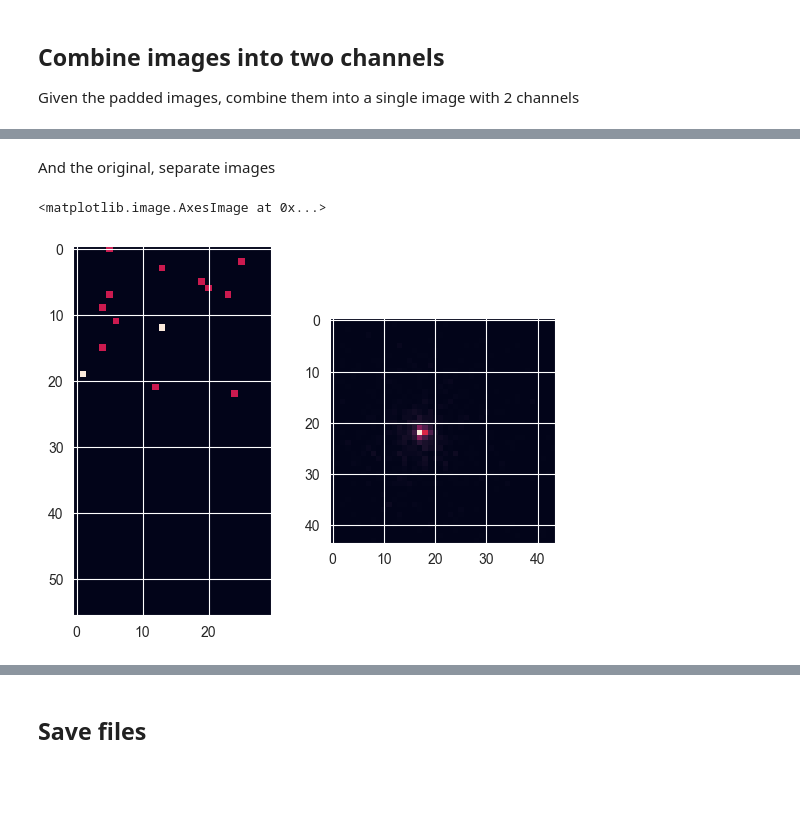
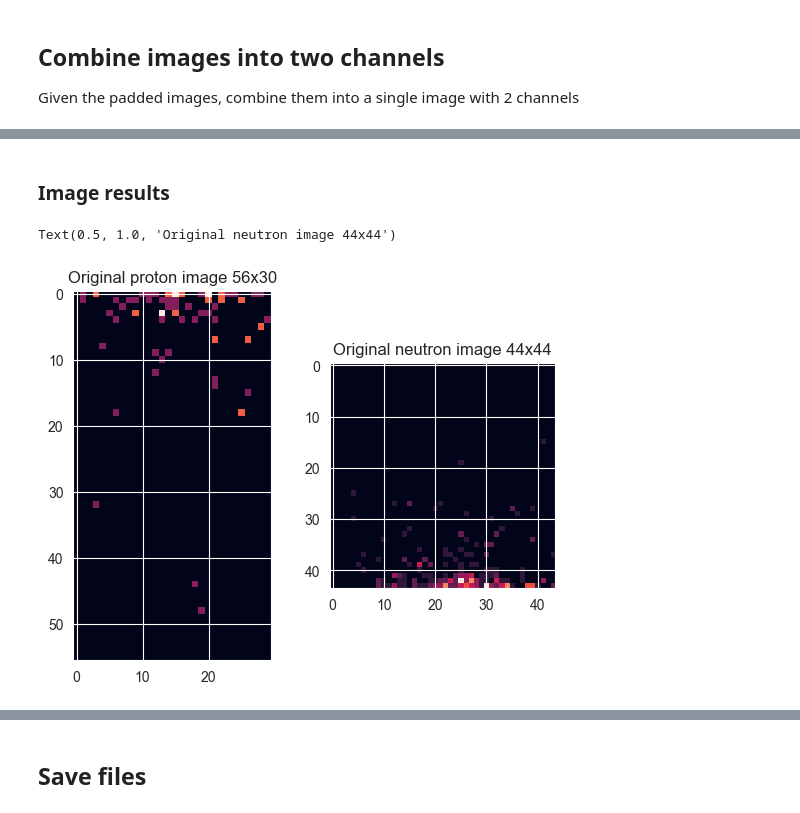
Before and after one commit to patrick-bedkowski/Generative-Models-for-CERN-Fast-Simulations, a Jupyter notebook: notebooks/data_filtering.ipynb, the cells around one changed output, grey strips where cells are left out. Saved outputs shown, nothing was run; the diff lists cells and outputs as text; code cells hidden in the pictures; blank space fills up the shorter version.

```diff
--- a/notebooks/data_filtering.ipynb
+++ b/notebooks/data_filtering.ipynb
@@ -5,16 +5,25 @@ import pickle
 import matplotlib.pyplot as plt
 # %%
 def load_proton_a_images(n=None):
-    data = pd.read_pickle('../data/proton_images2a.pkl')
-    return data[:n]
+    data_a = pd.read_pickle('../data/proton_images2a.pkl')
+    data_b = pd.read_pickle('../data/proton_images2b.pkl')
+    data_c = pd.read_pickle('../data/proton_images2c.pkl')
+
+    return np.r_[data_a, data_b, data_c][:n]
 
 def load_neutron_a_images(n=None):
-    data = pd.read_pickle('../data/neutron_images2a.pkl')
-    return data[:n]
+    data_a = pd.read_pickle('../data/neutron_images2a.pkl')
+    data_b = pd.read_pickle('../data/neutron_images2b.pkl')
+    data_c = pd.read_pickle('../data/neutron_images2c.pkl')
+
+    return np.r_[data_a, data_b, data_c][:n]
 
 def load_particle_data_a(n=None):
-    data = pd.read_pickle('../data/particles_cond_with_mass2a.pkl')
-    return data[:n]
+    data_a = pd.read_pickle('../data/particles_cond_with_mass2a.pkl')
+    data_b = pd.read_pickle('../data/particles_cond_with_mass2b.pkl')
+    data_c = pd.read_pickle('../data/particles_cond_with_mass2c.pkl')
+
+    return pd.concat([data_a, data_b, data_c], axis=0)[:n]
 # %%
 N_SAMPLES = None
 data_p = load_proton_a_images(N_SAMPLES)
@@ -46,3 +55,7 @@ data_cond.head()
 | 2 | 22 | 1014.720 | -1.831820e-05 | 1.555780e-05 | 0.050293 | -0.335473 | 0.256277 | 1014.720 | 130.0 | 0.000000 | ... |
 | 3 | -211 | 325.158 | 0.000000e+00 | 0.000000e+00 | 0.000000 | 0.269915 | -0.081921 | 325.157 | 0.0 | 139.570610 | ... |
 | 4 | 2112 | 3192.380 | 0.000000e+00 | 0.000000e+00 | 0.000000 | 0.022422 | -0.182957 | -3192.380 | 1256.0 | 939.565413 | ... |
+# %%
+mask = (data_cond.proton_photon_sum >= 20) & (data_cond.neutron_photon_sum >= 20)
+indecies = data_cond[mask].index
+print(indecies)
@@ -49,3 +69,5 @@ data_cond.head()
+# %%
+data_p = data_p[mask]
 # %% [markdown]
 ## Filter Photon Sum
 # %%
@@ -56,12 +78,15 @@ def filter_photon_sum(data_p, data_n, data_conditional, min_photon_sum=10):
     """
     mask = (data_conditional.proton_photon_sum >= min_photon_sum) & (data_conditional.neutron_photon_sum >= min_photon_sum)
     indecies = data_conditional.index[mask]
-    return data_p[indecies], data_n[indecies], data_conditional.iloc[indecies].reset_index(drop=True)
+    print(indecies)
+    return data_p[indecies], data_n[indecies], data_conditional[mask].reset_index(drop=True)
 
-MIN_PHOTON_SUM = 15
+MIN_PHOTON_SUM = 20
 
 data_p, data_n, data_cond = filter_photon_sum(data_p, data_n, data_cond, min_photon_sum=MIN_PHOTON_SUM)
 print(data_p.shape, data_n.shape, data_cond.shape)
+print("Min proton photon sum: ", data_cond.proton_photon_sum.min(),
+      "Min proton photon sum: ", data_cond.neutron_photon_sum.min())
 
 fig, ax = plt.subplots(1, 2)
 ax[0].imshow(data_p[3], interpolation='none')
@@ -146,9 +165,9 @@ plt.imshow(data[0], interpolation='none')
-# %% [markdown]
-And the original, separate images
+# %% [markdown]
+### Image results
 # %%
 fig, ax = plt.subplots(1, 2)
-ax[0].imshow(data_p[0], interpolation='none')
-ax[1].imshow(data_n[0], interpolation='none')
+ax[0].imshow(data_p[2], interpolation='none'); ax[0].set_title("Original proton image 56x30")
+ax[1].imshow(data_n[2], interpolation='none'); ax[1].set_title("Original neutron image 44x44")
 # %% [output]
-<matplotlib.image.AxesImage at 0x...>
+Text(0.5, 1.0, 'Original neutron image 44x44')
-[figure, old version]
+[figure, new version]
```
Also changed, not shown: parts of 23 cells of this notebook.
